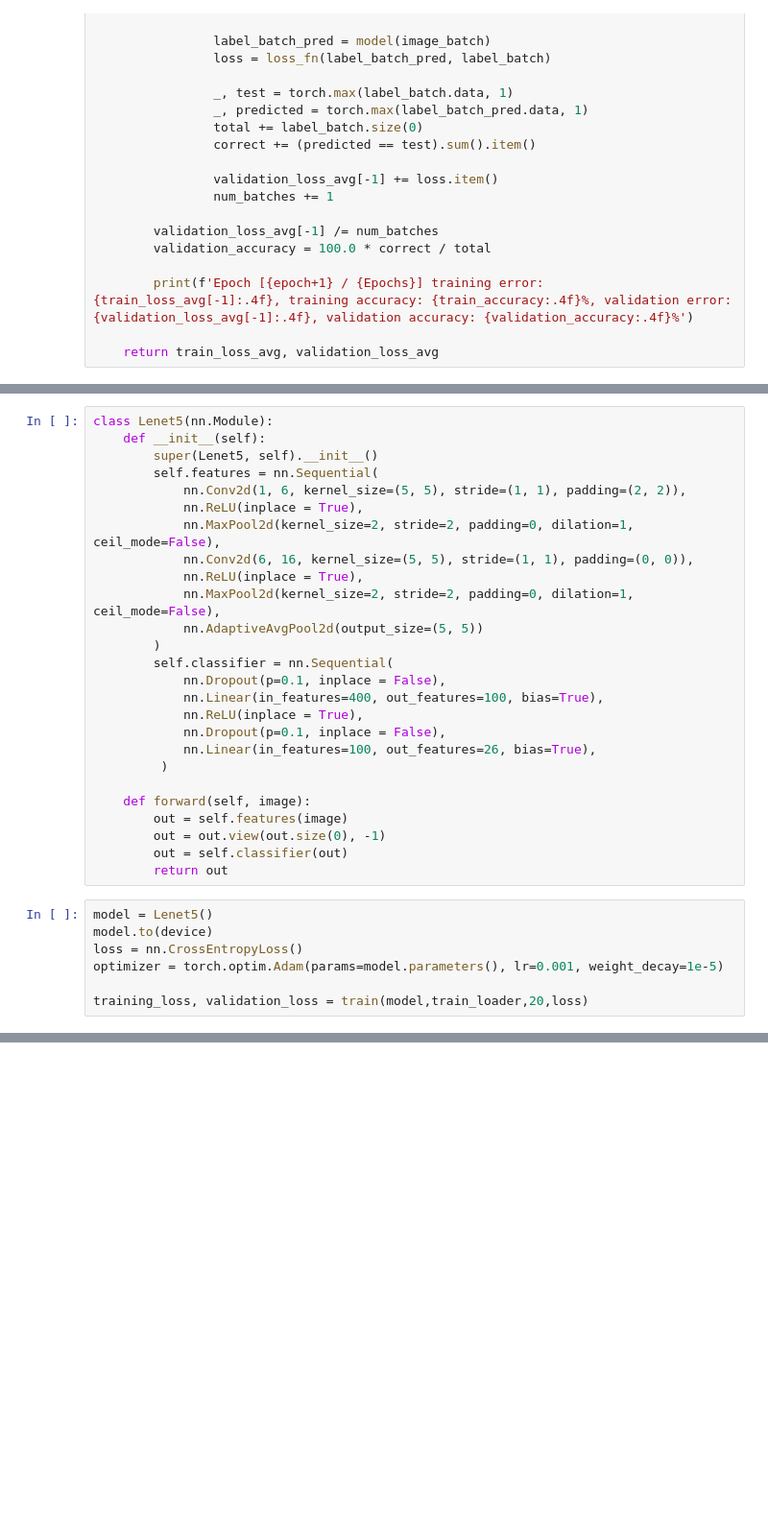
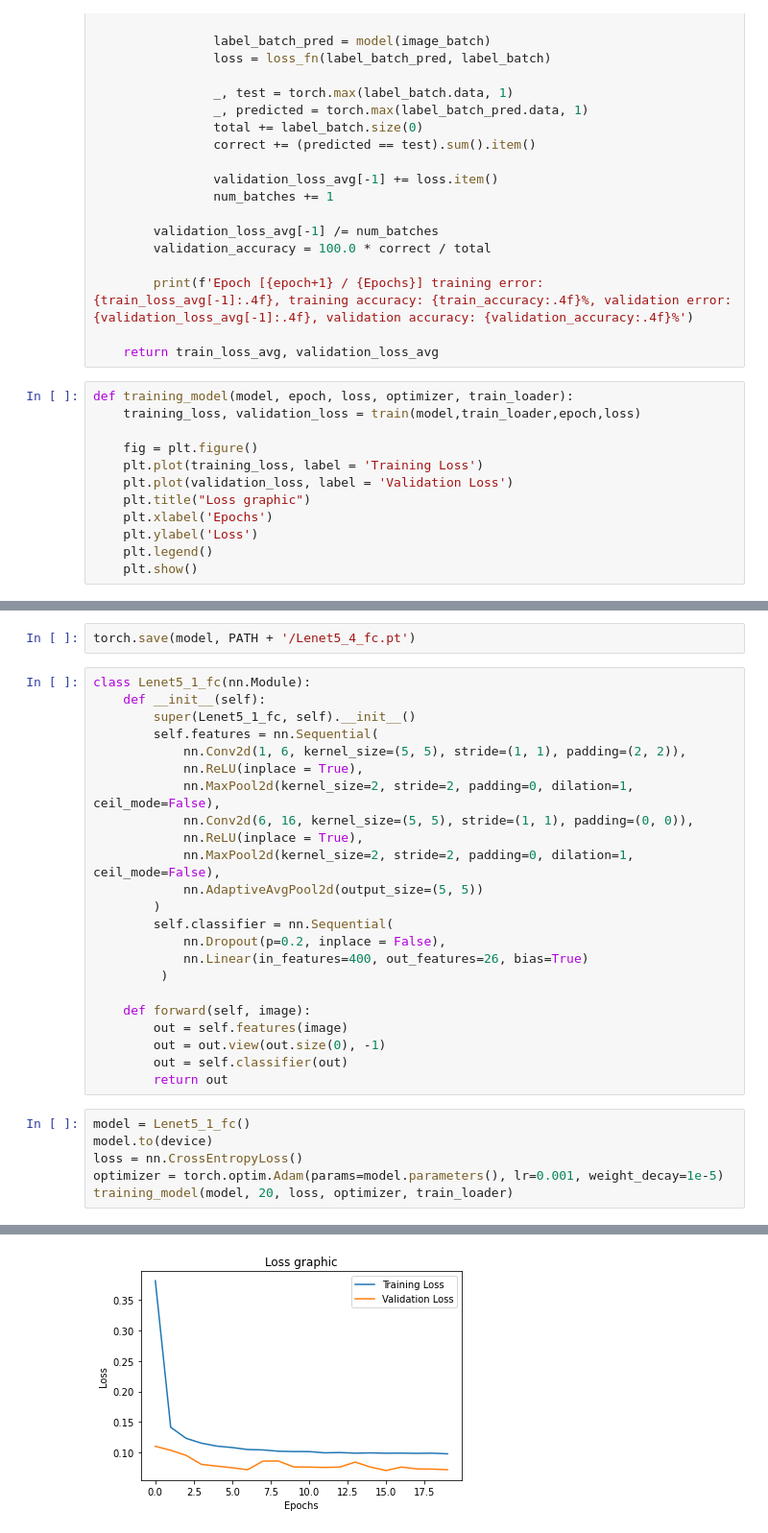
Before and after one commit to jneirar/ai_project5, a Jupyter notebook: Training.ipynb, the cells around one changed output, grey strips where cells are left out. Shown: that part at 96% size. Drawn from its saved outputs; the diff is of its cells as text; blank space fills up the shorter version.

```diff
--- a/Training.ipynb
+++ b/Training.ipynb
@@ -176,3 +177,15 @@ def train(model, train_loader, Epochs, loss_fn):
         print(f'Epoch [{epoch+1} / {Epochs}] training error: {train_loss_avg[-1]:.4f}, training accuracy: {train_accuracy:.4f}%, validation error: {validation_loss_avg[-1]:.4f}, validation accuracy: {validation_accuracy:.4f}%')
 
     return train_loss_avg, validation_loss_avg
+# %%
+def training_model(model, epoch, loss, optimizer, train_loader):
+    training_loss, validation_loss = train(model,train_loader,epoch,loss)
+
+    fig = plt.figure()
+    plt.plot(training_loss, label = 'Training Loss')
+    plt.plot(validation_loss, label = 'Validation Loss')
+    plt.title("Loss graphic")
+    plt.xlabel('Epochs')
+    plt.ylabel('Loss')
+    plt.legend()
+    plt.show()
@@ -179,7 +278,9 @@ def train(model, train_loader, Epochs, loss_fn):
+# %%
+torch.save(model, PATH + '/Lenet5_4_fc.pt')
 # %%
-class Lenet5(nn.Module):
+class Lenet5_1_fc(nn.Module):
     def __init__(self):
-        super(Lenet5, self).__init__()
+        super(Lenet5_1_fc, self).__init__()
         self.features = nn.Sequential(
             nn.Conv2d(1, 6, kernel_size=(5, 5), stride=(1, 1), padding=(2, 2)),
             nn.ReLU(inplace = True),
@@ -190,11 +291,8 @@ class Lenet5(nn.Module):
             nn.AdaptiveAvgPool2d(output_size=(5, 5))
         )
         self.classifier = nn.Sequential(
-            nn.Dropout(p=0.1, inplace = False),
-            nn.Linear(in_features=400, out_features=100, bias=True),
-            nn.ReLU(inplace = True),
-            nn.Dropout(p=0.1, inplace = False),
-            nn.Linear(in_features=100, out_features=26, bias=True),
+            nn.Dropout(p=0.2, inplace = False),
+            nn.Linear(in_features=400, out_features=26, bias=True)
          )
 
     def forward(self, image):
@@ -203,10 +301,9 @@ class Lenet5(nn.Module):
         out = self.classifier(out)
         return out
 # %%
-model = Lenet5()
+model = Lenet5_1_fc()
 model.to(device)
 loss = nn.CrossEntropyLoss()
 optimizer = torch.optim.Adam(params=model.parameters(), lr=0.001, weight_decay=1e-5)
-
-training_loss, validation_loss = train(model,train_loader,20,loss)
+training_model(model, 20, loss, optimizer, train_loader)
 # %% [output]
@@ -232,0 +330 @@ Epoch [20 / 20] training error: 0.0669, training accuracy: 98.0813%, validation
+[figure, added]
```
Also changed, not shown: parts of 28 cells of this notebook, 1 other file.
